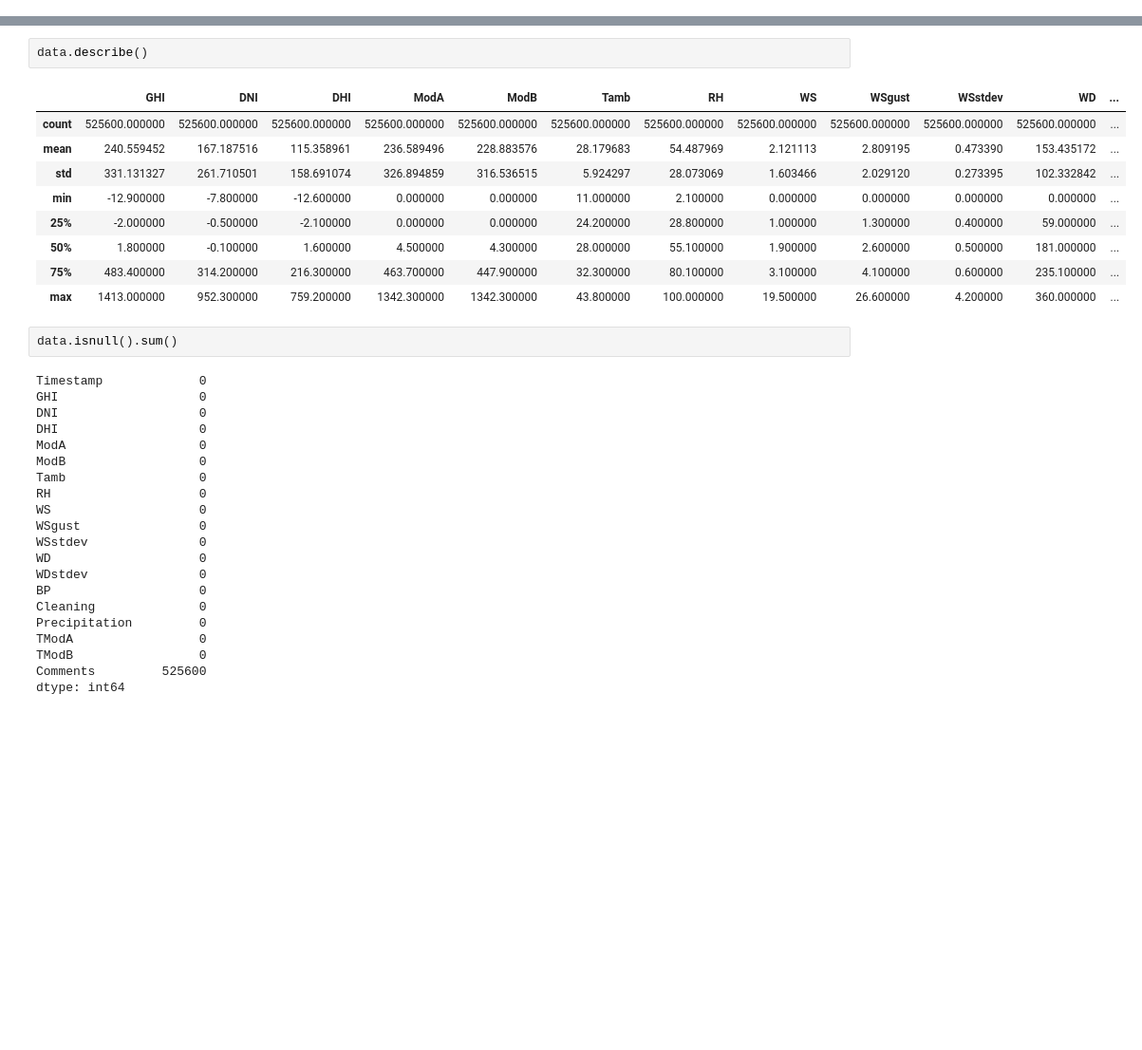
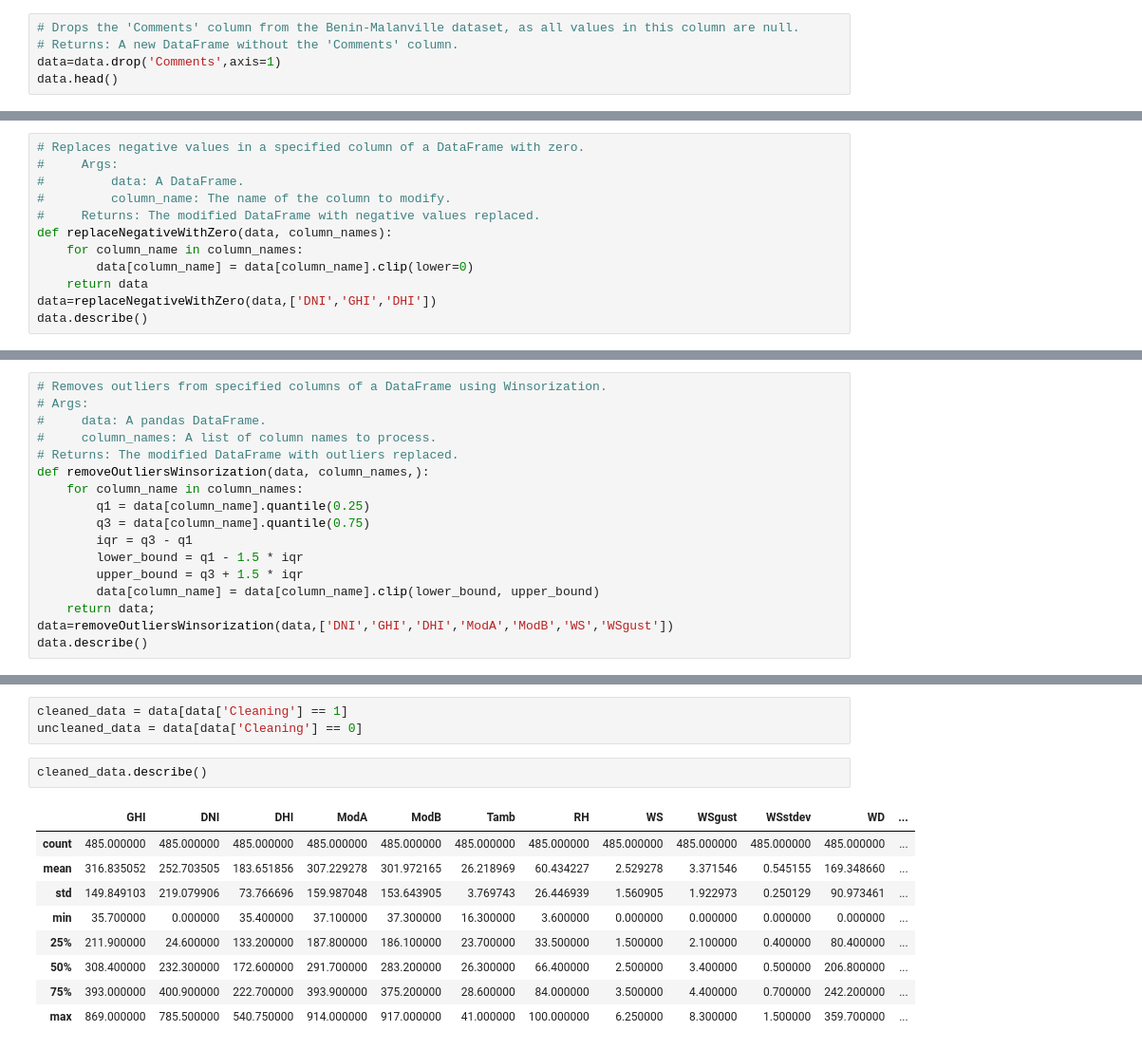
Before and after one commit to GuleWako/10Academy-Week-0-Solar-Radiation-Data-Analysis, a Jupyter notebook: notebooks/solarRadiationEmpl.ipynb, the cells around one changed output, grey strips where cells are left out. Shown at 95% size. Cells and saved outputs as stored; diff of their text form; blank space fills up the shorter version.

```diff
--- a/notebooks/solarRadiationEmpl.ipynb
+++ b/notebooks/solarRadiationEmpl.ipynb
@@ -15,0 +51,5 @@ data.head()
+# %%
+# Drops the 'Comments' column from the Benin-Malanville dataset, as all values in this column are null.
+# Returns: A new DataFrame without the 'Comments' column.
+data=data.drop('Comments',axis=1)
+data.head()
@@ -15,0 +124,12 @@ data.head()
+# %%
+# Replaces negative values in a specified column of a DataFrame with zero.
+#     Args:
+#         data: A DataFrame.
+#         column_name: The name of the column to modify.
+#     Returns: The modified DataFrame with negative values replaced.
+def replaceNegativeWithZero(data, column_names):
+    for column_name in column_names:
+        data[column_name] = data[column_name].clip(lower=0)
+    return data
+data=replaceNegativeWithZero(data,['DNI','GHI','DHI'])
+data.describe()
@@ -15,0 +146,17 @@ data.head()
+# %%
+# Removes outliers from specified columns of a DataFrame using Winsorization.
+# Args:
+#     data: A pandas DataFrame.
+#     column_names: A list of column names to process.
+# Returns: The modified DataFrame with outliers replaced.
+def removeOutliersWinsorization(data, column_names,):
+    for column_name in column_names:
+        q1 = data[column_name].quantile(0.25)
+        q3 = data[column_name].quantile(0.75)
+        iqr = q3 - q1
+        lower_bound = q1 - 1.5 * iqr
+        upper_bound = q3 + 1.5 * iqr
+        data[column_name] = data[column_name].clip(lower_bound, upper_bound)
+    return data;
+data=removeOutliersWinsorization(data,['DNI','GHI','DHI','ModA','ModB','WS','WSgust'])
+data.describe()
@@ -16,35 +200,15 @@ data.head()
+# %%
+cleaned_data = data[data['Cleaning'] == 1]
+uncleaned_data = data[data['Cleaning'] == 0]
 # %%
-data.describe()
+cleaned_data.describe()
 # %% [output]
 |  | GHI | DNI | DHI | ModA | ModB | Tamb | RH | WS | WSgust | WSstdev | WD | ... |
-| count | 525600.000000 | 525600.000000 | 525600.000000 | 525600.000000 | 525600.000000 | 525600.000000 | 525600.000000 | 525600.000000 | 525600.000000 | 525600.000000 | 525600.000000 | ... |
-| mean | 240.559452 | 167.187516 | 115.358961 | 236.589496 | 228.883576 | 28.179683 | 54.487969 | 2.121113 | 2.809195 | 0.473390 | 153.435172 | ... |
-| std | 331.131327 | 261.710501 | 158.691074 | 326.894859 | 316.536515 | 5.924297 | 28.073069 | 1.603466 | 2.029120 | 0.273395 | 102.332842 | ... |
-| min | -12.900000 | -7.800000 | -12.600000 | 0.000000 | 0.000000 | 11.000000 | 2.100000 | 0.000000 | 0.000000 | 0.000000 | 0.000000 | ... |
-| 25% | -2.000000 | -0.500000 | -2.100000 | 0.000000 | 0.000000 | 24.200000 | 28.800000 | 1.000000 | 1.300000 | 0.400000 | 59.000000 | ... |
-| 50% | 1.800000 | -0.100000 | 1.600000 | 4.500000 | 4.300000 | 28.000000 | 55.100000 | 1.900000 | 2.600000 | 0.500000 | 181.000000 | ... |
-| 75% | 483.400000 | 314.200000 | 216.300000 | 463.700000 | 447.900000 | 32.300000 | 80.100000 | 3.100000 | 4.100000 | 0.600000 | 235.100000 | ... |
-| max | 1413.000000 | 952.300000 | 759.200000 | 1342.300000 | 1342.300000 | 43.800000 | 100.000000 | 19.500000 | 26.600000 | 4.200000 | 360.000000 | ... |
+| count | 485.000000 | 485.000000 | 485.000000 | 485.000000 | 485.000000 | 485.000000 | 485.000000 | 485.000000 | 485.000000 | 485.000000 | 485.000000 | ... |
+| mean | 316.835052 | 252.703505 | 183.651856 | 307.229278 | 301.972165 | 26.218969 | 60.434227 | 2.529278 | 3.371546 | 0.545155 | 169.348660 | ... |
+| std | 149.849103 | 219.079906 | 73.766696 | 159.987048 | 153.643905 | 3.769743 | 26.446939 | 1.560905 | 1.922973 | 0.250129 | 90.973461 | ... |
+| min | 35.700000 | 0.000000 | 35.400000 | 37.100000 | 37.300000 | 16.300000 | 3.600000 | 0.000000 | 0.000000 | 0.000000 | 0.000000 | ... |
+| 25% | 211.900000 | 24.600000 | 133.200000 | 187.800000 | 186.100000 | 23.700000 | 33.500000 | 1.500000 | 2.100000 | 0.400000 | 80.400000 | ... |
+| 50% | 308.400000 | 232.300000 | 172.600000 | 291.700000 | 283.200000 | 26.300000 | 66.400000 | 2.500000 | 3.400000 | 0.500000 | 206.800000 | ... |
+| 75% | 393.000000 | 400.900000 | 222.700000 | 393.900000 | 375.200000 | 28.600000 | 84.000000 | 3.500000 | 4.400000 | 0.700000 | 242.200000 | ... |
+| max | 869.000000 | 785.500000 | 540.750000 | 914.000000 | 917.000000 | 41.000000 | 100.000000 | 6.250000 | 8.300000 | 1.500000 | 359.700000 | ... |
-# %%
-data.isnull().sum()
-# %% [output]
-Timestamp             0
-GHI                   0
-DNI                   0
-DHI                   0
-ModA                  0
-ModB                  0
-Tamb                  0
-RH                    0
-WS                    0
-WSgust                0
-WSstdev               0
-WD                    0
-WDstdev               0
-BP                    0
-Cleaning              0
-Precipitation         0
-TModA                 0
-TModB                 0
-Comments         525600
-dtype: int64
```
Also changed, not shown: parts of 21 cells of this notebook, 2 other files.
